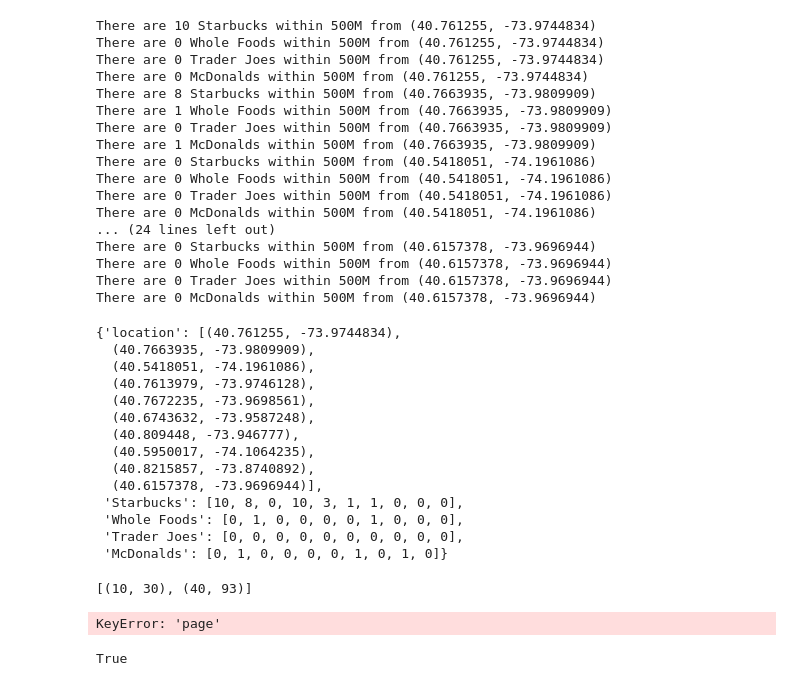
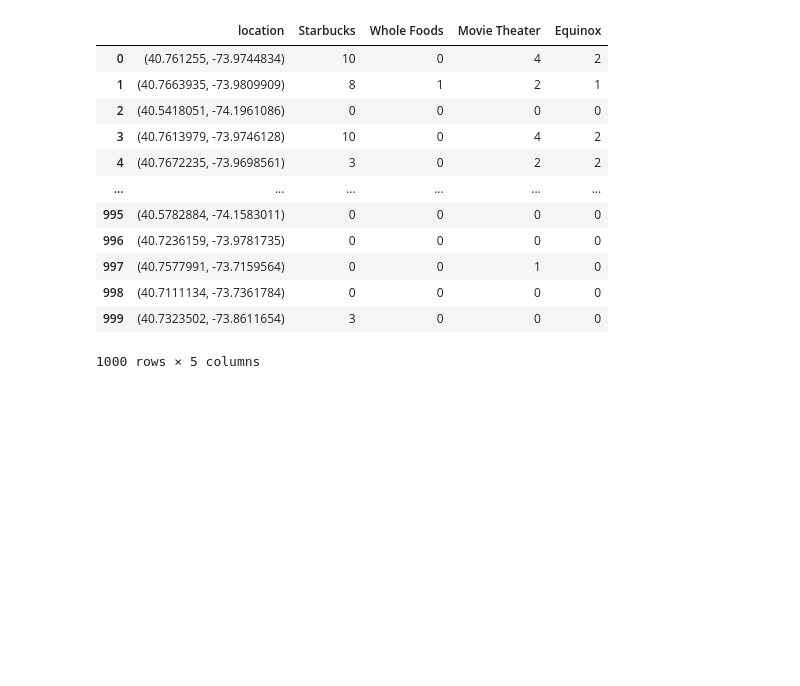
Before and after one commit to jbae49/New-York-Housing-Analysis, a Jupyter notebook: nearby_stores.ipynb, the cells around one changed output. Drawn from its saved outputs; the diff is of its cells as text; code cells hidden in the pictures; blank space fills up the shorter version.

```diff
--- a/nearby_stores.ipynb
+++ b/nearby_stores.ipynb
@@ -10,8 +10,9 @@ import time
 
 load_dotenv('config.env')
 map_api_key = os.getenv('GOOGLE_MAP_API_KEY')
+map_api_key1 = os.getenv('GOOGLE_MAP_API_KEY1')
 housing_csv = pd.read_csv('../../Downloads/NY-House-Dataset.csv')
-housing_df = housing_csv.iloc[:10,:]
+housing_df = housing_csv.iloc[:1000,:] # don't want to get charged $$$
 housing_df.head()
 # %% [output]
 |  | BROKERTITLE | TYPE | PRICE | BEDS | BATH | PROPERTYSQFT | ADDRESS | STATE | MAIN_ADDRESS | ... |
@@ -20,3 +21,5 @@ housing_df.head()
 | 2 | Brokered by Sowae Corp | House for sale | 260000 | 4 | 2.000000 | 2015.0 | 620 Sinclair Ave | Staten Island, NY 10312 | 620 Sinclair AveStaten Island, NY... | ... |
 | 3 | Brokered by COMPASS | Condo for sale | 69000 | 3 | 1.000000 | 445.0 | 2 E 55th St Unit 908W33 | Manhattan, NY 10022 | 2 E 55th St Unit 908W33Manhattan,... | ... |
 | 4 | Brokered by Sotheby's Internation... | Townhouse for sale | 55000000 | 7 | 2.373861 | 14175.0 | 5 E 64th St | New York, NY 10065 | 5 E 64th StNew York, NY 10065 | ... |
+# %%
+housing_df['location'] = housing_df.apply(lambda row: (row['LATITUDE'], row['LONGITUDE']), axis=1)
@@ -22,0 +32,3 @@ housing_df.head()
+# %%
+housing_df['price_per_sqft'] = housing_df.apply(lambda row: row['PRICE']/row['PROPERTYSQFT'], axis=1)
+housing_df.head()
@@ -85,45 +208,21 @@ class NearByStoreSearch():
 # %%
-keywords = ['Starbucks', 'Whole Foods', 'Trader Joes', 'McDonalds', 'Movie Theater', 'Equinox']
+keywords = ['Starbucks', 'Whole Foods', 'Movie Theater', 'Equinox']
 locations = list(zip(housing_df['LATITUDE'], housing_df['LONGITUDE']))
-nearby_stores = NearByStoreSearch(keywords, locations)
+nearby_stores = NearByStoreSearch(locations, key=map_api_key1)
+
+df3 = nearby_stores.num_of_stores_nearby(keywords)
+df3 = pd.DataFrame(df3); df3
+# %% [output]
+|  | location | Starbucks | Whole Foods | Movie Theater | Equinox |
+| 0 | (40.761255, -73.9744834) | 10 | 0 | 4 | 2 |
+| 1 | (40.7663935, -73.9809909) | 8 | 1 | 2 | 1 |
+| 2 | (40.5418051, -74.1961086) | 0 | 0 | 0 | 0 |
+| 3 | (40.7613979, -73.9746128) | 10 | 0 | 4 | 2 |
+| 4 | (40.7672235, -73.9698561) | 3 | 0 | 2 | 2 |
+| ... | ... | ... | ... | ... | ... |
+| 995 | (40.5782884, -74.1583011) | 0 | 0 | 0 | 0 |
+| 996 | (40.7236159, -73.9781735) | 0 | 0 | 0 | 0 |
+| 997 | (40.7577991, -73.7159564) | 0 | 0 | 1 | 0 |
+| 998 | (40.7111134, -73.7361784) | 0 | 0 | 0 | 0 |
+| 999 | (40.7323502, -73.8611654) | 3 | 0 | 0 | 0 |
+1000 rows × 5 columns
-# %%
-housing_df_nearby_stores = nearby_stores.num_of_stores_nearby()
-# %% [output]
-There are 10 Starbucks within 500M from (40.761255, -73.9744834)
-There are 0 Whole Foods within 500M from (40.761255, -73.9744834)
-There are 0 Trader Joes within 500M from (40.761255, -73.9744834)
-There are 0 McDonalds within 500M from (40.761255, -73.9744834)
-There are 8 Starbucks within 500M from (40.7663935, -73.9809909)
-There are 1 Whole Foods within 500M from (40.7663935, -73.9809909)
-There are 0 Trader Joes within 500M from (40.7663935, -73.9809909)
-There are 1 McDonalds within 500M from (40.7663935, -73.9809909)
-There are 0 Starbucks within 500M from (40.5418051, -74.1961086)
-There are 0 Whole Foods within 500M from (40.5418051, -74.1961086)
-There are 0 Trader Joes within 500M from (40.5418051, -74.1961086)
-There are 0 McDonalds within 500M from (40.5418051, -74.1961086)
-... (24 lines left out)
-There are 0 Starbucks within 500M from (40.6157378, -73.9696944)
-There are 0 Whole Foods within 500M from (40.6157378, -73.9696944)
-There are 0 Trader Joes within 500M from (40.6157378, -73.9696944)
-There are 0 McDonalds within 500M from (40.6157378, -73.9696944)
-# %%
-housing_df_nearby_stores
-# %% [output]
-{'location': [(40.761255, -73.9744834),
-  (40.7663935, -73.9809909),
-  (40.5418051, -74.1961086),
-  (40.7613979, -73.9746128),
-  (40.7672235, -73.9698561),
-  (40.6743632, -73.9587248),
-  (40.809448, -73.946777),
-  (40.5950017, -74.1064235),
-  (40.8215857, -73.8740892),
-  (40.6157378, -73.9696944)],
- 'Starbucks': [10, 8, 0, 10, 3, 1, 1, 0, 0, 0],
- 'Whole Foods': [0, 1, 0, 0, 0, 0, 1, 0, 0, 0],
- 'Trader Joes': [0, 0, 0, 0, 0, 0, 0, 0, 0, 0],
- 'McDonalds': [0, 1, 0, 0, 0, 0, 1, 0, 1, 0]}
-# %%
-d['location']
-# %% [output]
-[(10, 30), (40, 93)]
@@ -132,8 +228,0 @@ d.get('page')
-# %%
-d['page']
-# %% [output]
-KeyError: 'page'
-# %%
-bool(1)
-# %% [output]
-True
```
Also changed, not shown: parts of 17 cells of this notebook, 4 other files.
